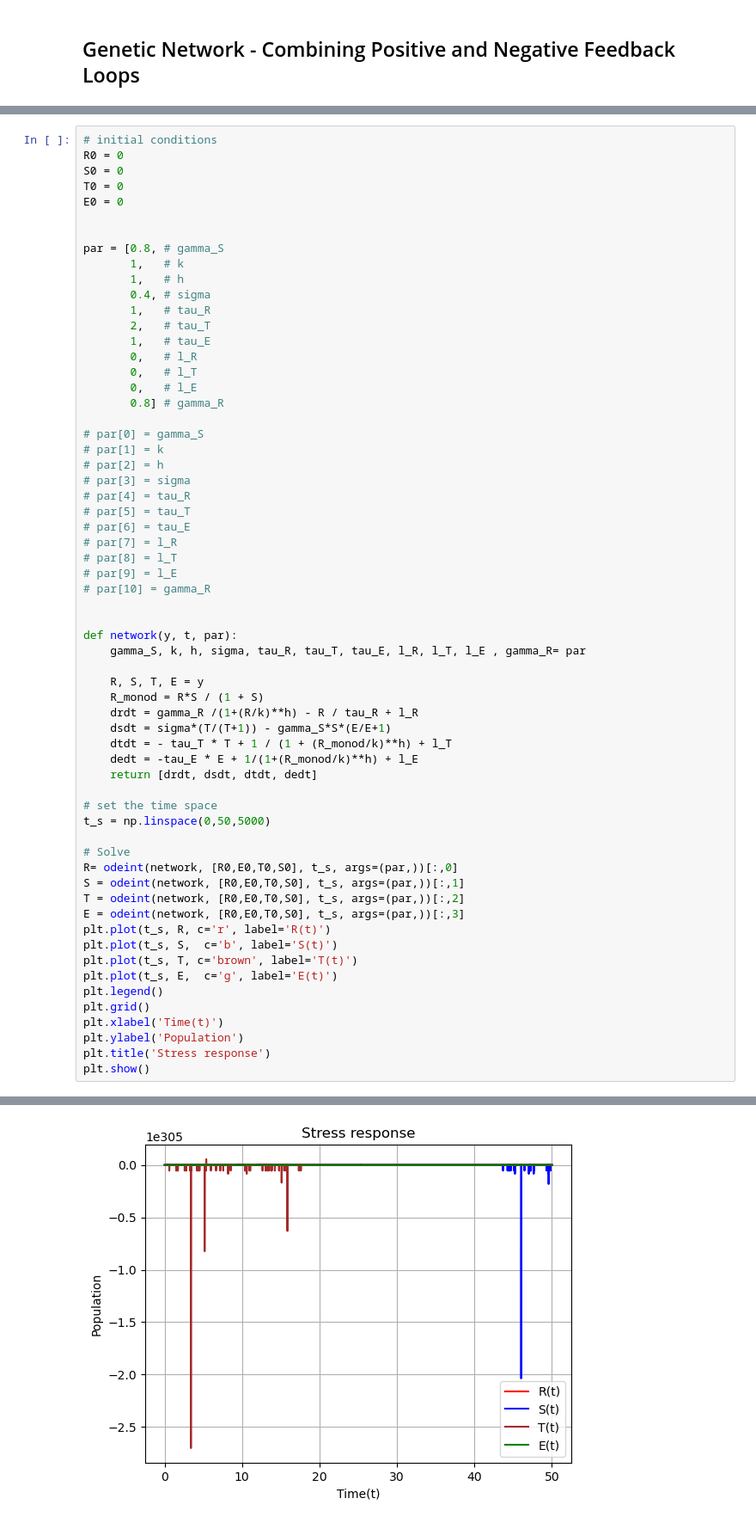
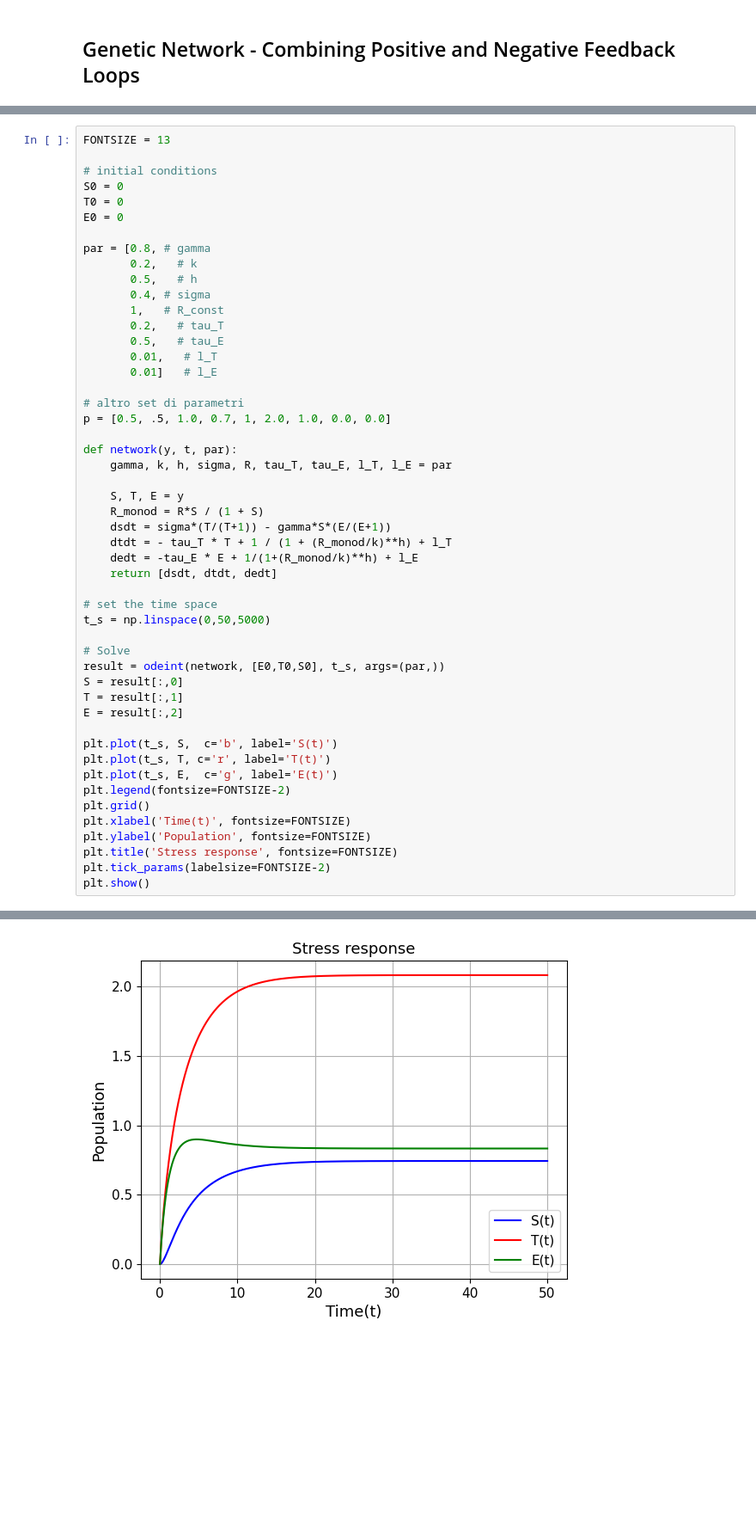
Before and after one commit to pietromalagoli/Physics-of-Living-Systems, a Jupyter notebook: hw/homework4_Malagoli.ipynb, the cells around one changed output, grey strips where cells are left out. Shown at 86% size. Saved outputs shown, nothing was run; the diff lists cells and outputs as text; blank space fills up the shorter version.

```diff
--- a/hw/homework4_Malagoli.ipynb
+++ b/hw/homework4_Malagoli.ipynb
@@ -77,63 +93,51 @@ plt.show()
 # %%
+FONTSIZE = 13
+
 # initial conditions
-R0 = 0
 S0 = 0
 T0 = 0
 E0 = 0
 
+par = [0.8, # gamma
+       0.2,   # k
+       0.5,   # h
+       0.4, # sigma
+       1,   # R_const
+       0.2,   # tau_T
+       0.5,   # tau_E
+       0.01,   # l_T
+       0.01]   # l_E
 
-par = [0.8, # gamma_S
-       1,   # k
-       1,   # h
-       0.4, # sigma
-       1,   # tau_R
-       2,   # tau_T
-       1,   # tau_E
-       0,   # l_R
-       0,   # l_T
-       0,   # l_E
-       0.8] # gamma_R
-
-# par[0] = gamma_S
-# par[1] = k
-# par[2] = h
-# par[3] = sigma
-# par[4] = tau_R
-# par[5] = tau_T
-# par[6] = tau_E
-# par[7] = l_R
-# par[8] = l_T
-# par[9] = l_E
-# par[10] = gamma_R
-
+# altro set di parametri
+p = [0.5, .5, 1.0, 0.7, 1, 2.0, 1.0, 0.0, 0.0]
 
 def network(y, t, par):
-    gamma_S, k, h, sigma, tau_R, tau_T, tau_E, l_R, l_T, l_E , gamma_R= par
+    gamma, k, h, sigma, R, tau_T, tau_E, l_T, l_E = par
 
-    R, S, T, E = y
+    S, T, E = y
     R_monod = R*S / (1 + S)
-    drdt = gamma_R /(1+(R/k)**h) - R / tau_R + l_R
-    dsdt = sigma*(T/(T+1)) - gamma_S*S*(E/E+1)
+    dsdt = sigma*(T/(T+1)) - gamma*S*(E/(E+1))
     dtdt = - tau_T * T + 1 / (1 + (R_monod/k)**h) + l_T
     dedt = -tau_E * E + 1/(1+(R_monod/k)**h) + l_E
-    return [drdt, dsdt, dtdt, dedt]
+    return [dsdt, dtdt, dedt]
 
 # set the time space
 t_s = np.linspace(0,50,5000)
 
 # Solve
-R= odeint(network, [R0,E0,T0,S0], t_s, args=(par,))[:,0]
-S = odeint(network, [R0,E0,T0,S0], t_s, args=(par,))[:,1]
-T = odeint(network, [R0,E0,T0,S0], t_s, args=(par,))[:,2]
-E = odeint(network, [R0,E0,T0,S0], t_s, args=(par,))[:,3]
-plt.plot(t_s, R, c='r', label='R(t)')
+result = odeint(network, [E0,T0,S0], t_s, args=(par,))
+S = result[:,0]
+T = result[:,1]
+E = result[:,2]
+
 plt.plot(t_s, S,  c='b', label='S(t)')
-plt.plot(t_s, T, c='brown', label='T(t)')
+plt.plot(t_s, T, c='r', label='T(t)')
 plt.plot(t_s, E,  c='g', label='E(t)')
-plt.legend()
+plt.legend(fontsize=FONTSIZE-2)
 plt.grid()
-plt.xlabel('Time(t)')
-plt.ylabel('Population')
-plt.title('Stress response')
+plt.xlabel('Time(t)', fontsize=FONTSIZE)
+plt.ylabel('Population', fontsize=FONTSIZE)
+plt.title('Stress response', fontsize=FONTSIZE)
+plt.tick_params(labelsize=FONTSIZE-2)
 plt.show()
 # %% [output]
@@ -152 +144 @@ plt.show()
-[figure, old version]
+[figure, new version]
```
Also changed, not shown: parts of 5 cells of this notebook.
